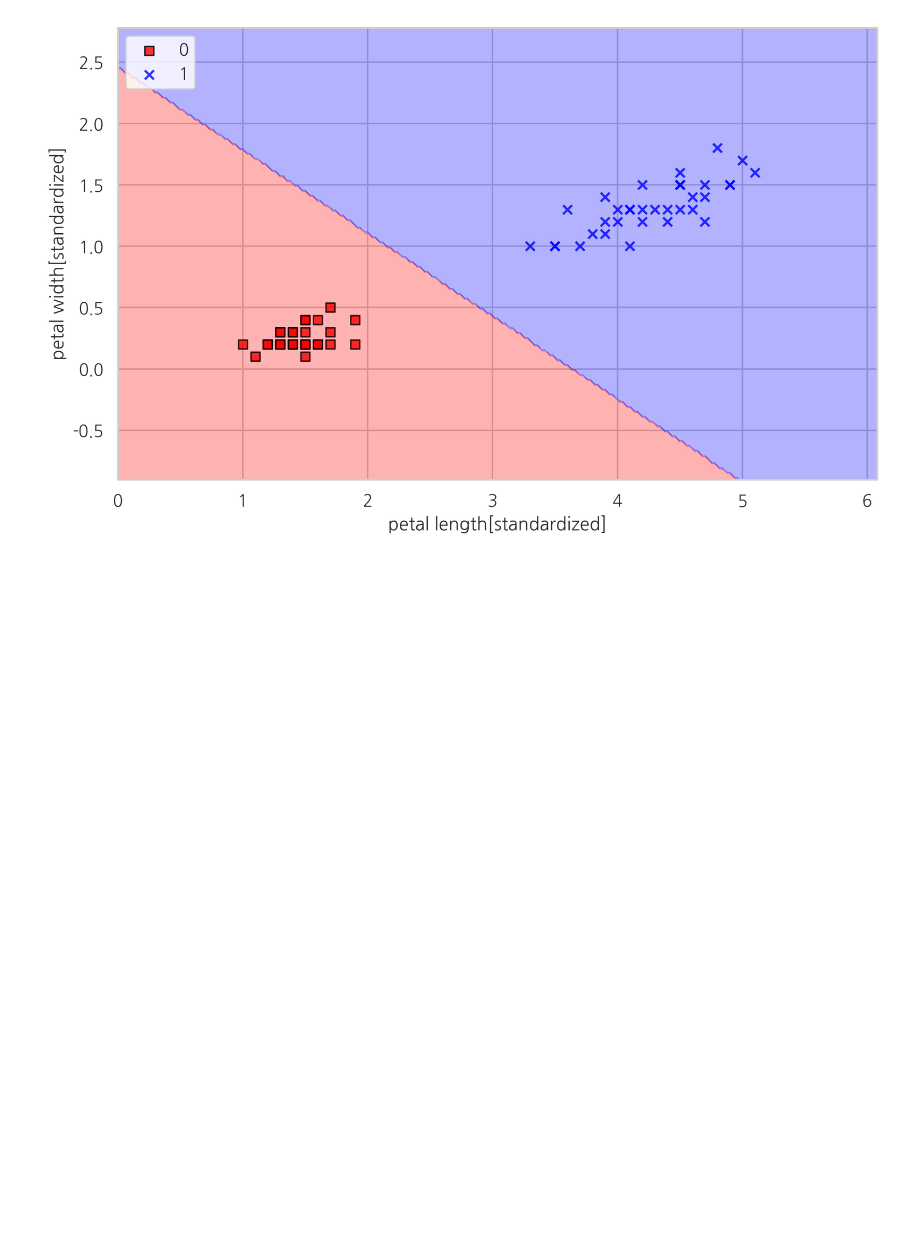
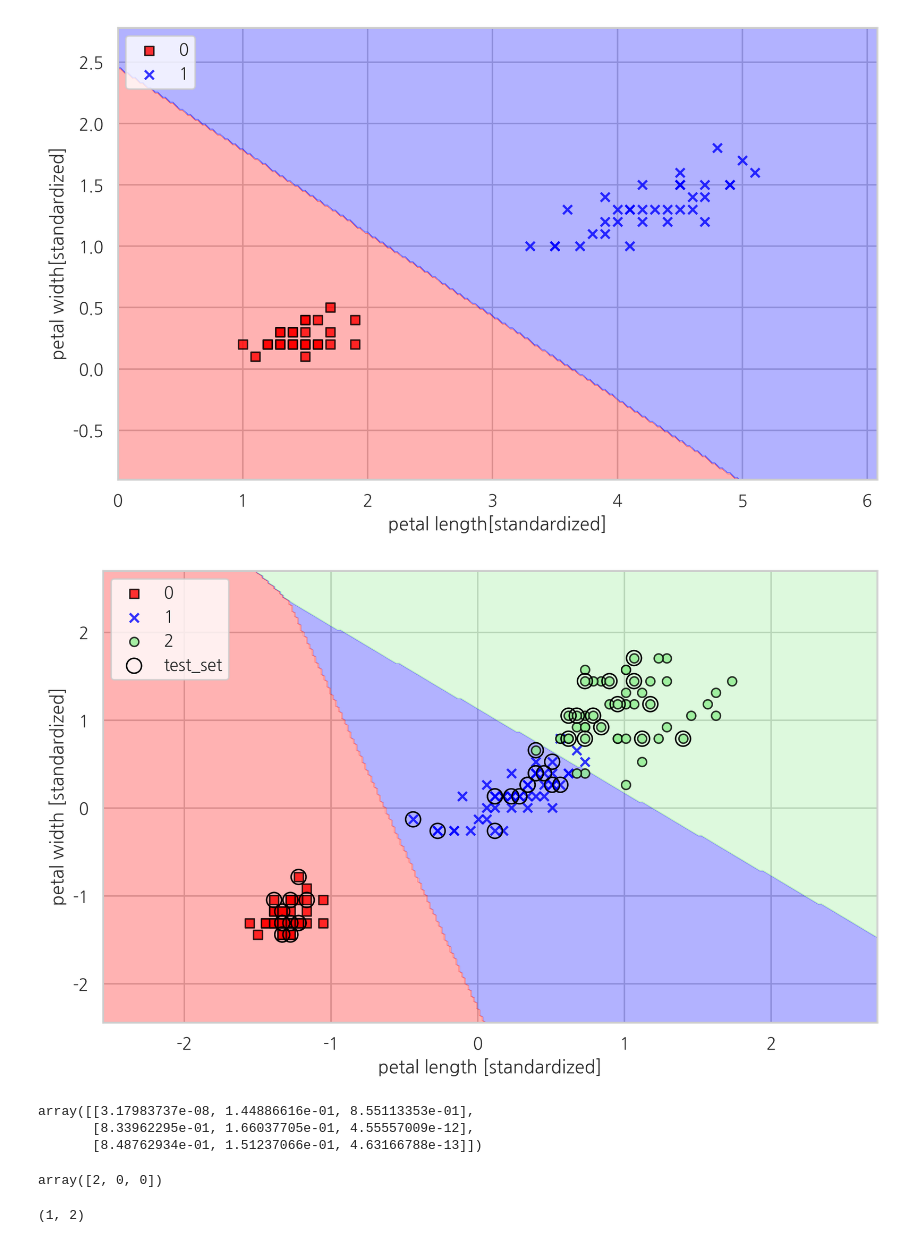
Before and after one commit to chisun-joung/data-machine, a Jupyter notebook: 사이킷런.ipynb, the cells around one changed output. Saved outputs shown, nothing was run; the diff lists cells and outputs as text; code cells hidden in the pictures; blank space fills up the shorter version.

```diff
--- a/사이킷런.ipynb
+++ b/사이킷런.ipynb
@@ -180,3 +180,29 @@ plt.tight_layout()
 plt.show()
 # %% [output]
 [figure]
+# %%
+from sklearn.linear_model import LogisticRegression
+lr = LogisticRegression(solver='liblinear', multi_class='auto', C=100.0, random_state=1)
+lr.fit(X_train_std, y_train)
+plot_decision_regions(X_combined_std, y_combined_std, classifier=lr, test_idx=range(105,150))
+plt.xlabel('petal length [standardized]')
+plt.ylabel('petal width [standardized]')
+plt.legend(loc='upper left')
+plt.tight_layout()
+plt.show()
+# %% [output]
+[figure, added]
+# %%
+lr.predict_proba(X_test_std[:3,:])
+# %% [output]
+array([[3.17983737e-08, 1.44886616e-01, 8.55113353e-01],
+       [8.33962295e-01, 1.66037705e-01, 4.55557009e-12],
+       [8.48762934e-01, 1.51237066e-01, 4.63166788e-13]])
+# %%
+lr.predict_proba(X_test_std[:3,:]).argmax(axis=1)
+# %% [output]
+array([2, 0, 0])
+# %%
+X_test_std[0,:].reshape(1,-1).shape
+# %% [output]
+(1, 2)
```
Also changed, not shown: 1 other file.
